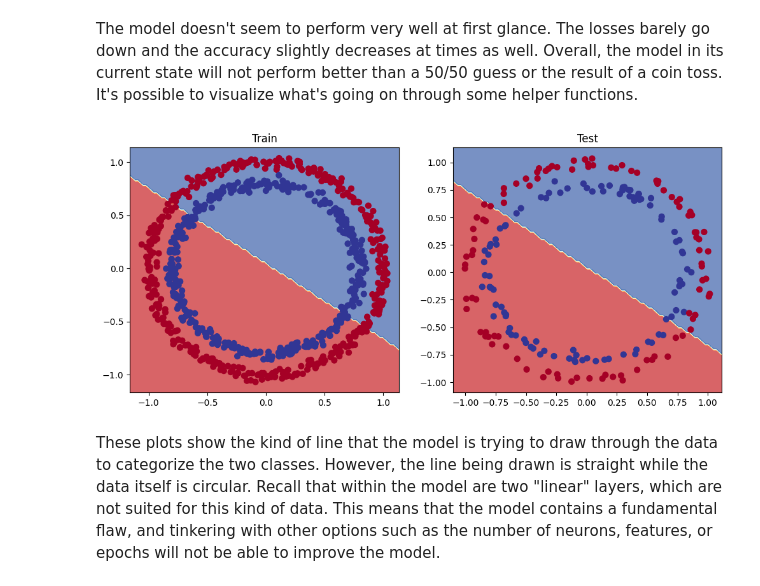
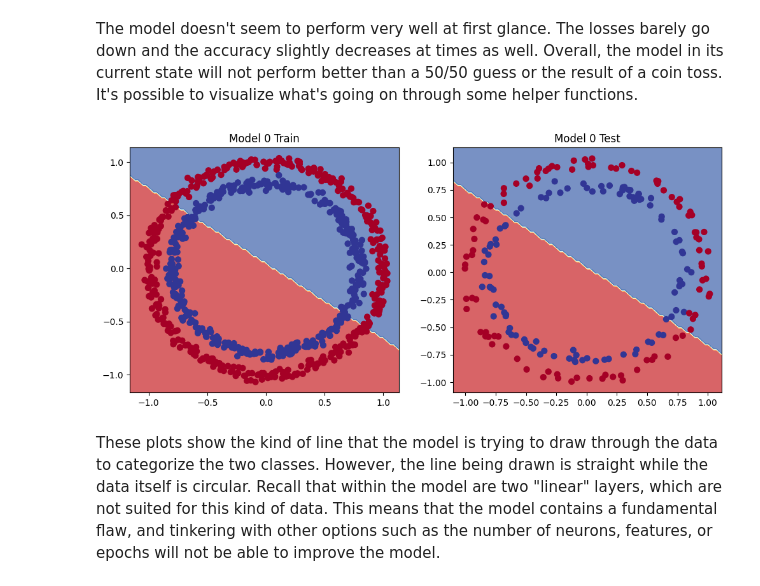
Before and after one commit to RumiaGIT/pytorch-research, a Jupyter notebook: 02_pytorch_classification.ipynb, the cells around one changed output. Cells and saved outputs as stored; diff of their text form; code cells hidden in the pictures.

```diff
--- a/02_pytorch_classification.ipynb
+++ b/02_pytorch_classification.ipynb
@@ -336,14 +344,14 @@ The model doesn't seem to perform very well at first glance. The losses barely g
 # %%
 # Helper functions for visualization
 plt.figure(figsize=(12, 5))
 plt.subplot(1, 2, 1)
-plt.title("Train")
+plt.title("Model 0 Train")
 plot_decision_boundary(model_0, X_train, y_train)
 plt.subplot(1, 2, 2)
-plt.title("Test")
+plt.title("Model 0 Test")
 plot_decision_boundary(model_0, X_test, y_test)
 # %% [output]
-[figure, old version]
+[figure, new version]
 # %% [markdown]
 These plots show the kind of line that the model is trying to draw through the data to categorize the two classes. However, the line being drawn is straight while the data itself is circular. Recall that within the model are two "linear" layers, which are not suited for this kind of data. This means that the model contains a fundamental flaw, and tinkering with other options such as the number of neurons, features, or epochs will not be able to improve the model.
 # %% [markdown]
```
Also changed, not shown: parts of 51 cells of this notebook, 2 other files.
